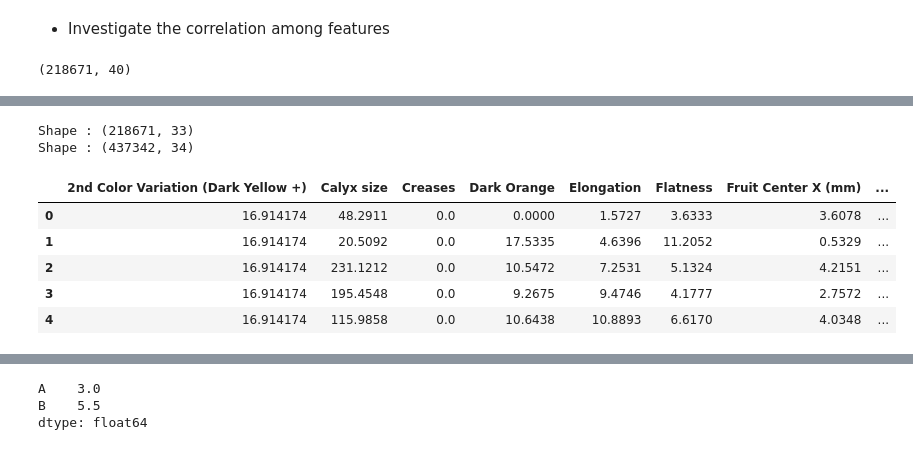
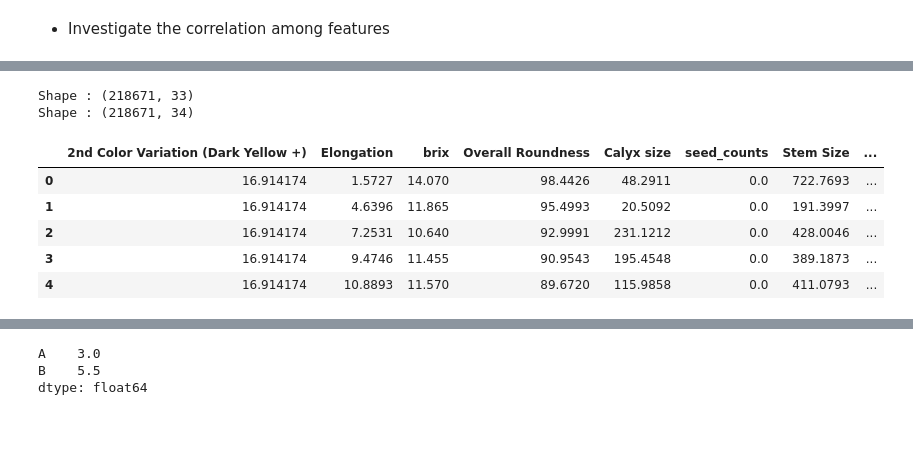
Before and after one commit to Heronalps/LREC_Project, a Jupyter notebook: notebooks/LREC_Project.ipynb, the cells around one changed output, grey strips where cells are left out. Saved outputs shown, nothing was run; the diff lists cells and outputs as text; code cells hidden in the pictures.

```diff
--- a/notebooks/LREC_Project.ipynb
+++ b/notebooks/LREC_Project.ipynb
@@ -5,7 +5,7 @@ from numpy import NAN
 from IPython.display import display
 pd.options.display.max_columns=None
 # %%
-fruit_info = pd.read_csv("../../temp.csv")
+fruit_info = pd.read_csv("../temp2.csv")
 fruit_info.head()
 # %% [output]
 |  | 2nd Color Variation (Dark Yellow +) | BatchId | Blem | Calyx size | Conveyor | Creases | Cup | CupWeight | Curvature | ... |
@@ -171,10 +147,5 @@ Name: Grade, dtype: int64
 # %% [markdown]
 * Investigate the correlation among features
-# %%
-df_feature.head()
-df_feature.shape
-# %% [output]
-(218671, 40)
 # %%
 correlation_matrix = df_feature.astype('float64').corr()
 correlation_matrix
@@ -226,15 +197,15 @@ shape : (33, 33)
 # %%
 df_feature_filtered = df_feature[correlation_matrix.columns]
 print('Shape : ' + str(df_feature_filtered.shape))
-df_feature_filtered = pd.concat([df_feature_filtered, df_target], ax)
+df_feature_filtered = pd.concat([df_feature_filtered, df_target], axis=1)
 print('Shape : ' + str(df_feature_filtered.shape))
 df_feature_filtered.head()
 # %% [output]
 Shape : (218671, 33)
-Shape : (437342, 34)
+Shape : (218671, 34)
-|  | 2nd Color Variation (Dark Yellow +) | Calyx size | Creases | Dark Orange | Elongation | Flatness | Fruit Center X (mm) | ... |
-| 0 | 16.914174 | 48.2911 | 0.0 | 0.0000 | 1.5727 | 3.6333 | 3.6078 | ... |
-| 1 | 16.914174 | 20.5092 | 0.0 | 17.5335 | 4.6396 | 11.2052 | 0.5329 | ... |
-| 2 | 16.914174 | 231.1212 | 0.0 | 10.5472 | 7.2531 | 5.1324 | 4.2151 | ... |
-| 3 | 16.914174 | 195.4548 | 0.0 | 9.2675 | 9.4746 | 4.1777 | 2.7572 | ... |
-| 4 | 16.914174 | 115.9858 | 0.0 | 10.6438 | 10.8893 | 6.6170 | 4.0348 | ... |
+|  | 2nd Color Variation (Dark Yellow +) | Elongation | brix | Overall Roundness | Calyx size | seed_counts | Stem Size | ... |
+| 0 | 16.914174 | 1.5727 | 14.070 | 98.4426 | 48.2911 | 0.0 | 722.7693 | ... |
+| 1 | 16.914174 | 4.6396 | 11.865 | 95.4993 | 20.5092 | 0.0 | 191.3997 | ... |
+| 2 | 16.914174 | 7.2531 | 10.640 | 92.9991 | 231.1212 | 0.0 | 428.0046 | ... |
+| 3 | 16.914174 | 9.4746 | 11.455 | 90.9543 | 195.4548 | 0.0 | 389.1873 | ... |
+| 4 | 16.914174 | 10.8893 | 11.570 | 89.6720 | 115.9858 | 0.0 | 411.0793 | ... |
```
Also changed, not shown: parts of 12 cells of this notebook, 10 other files.
